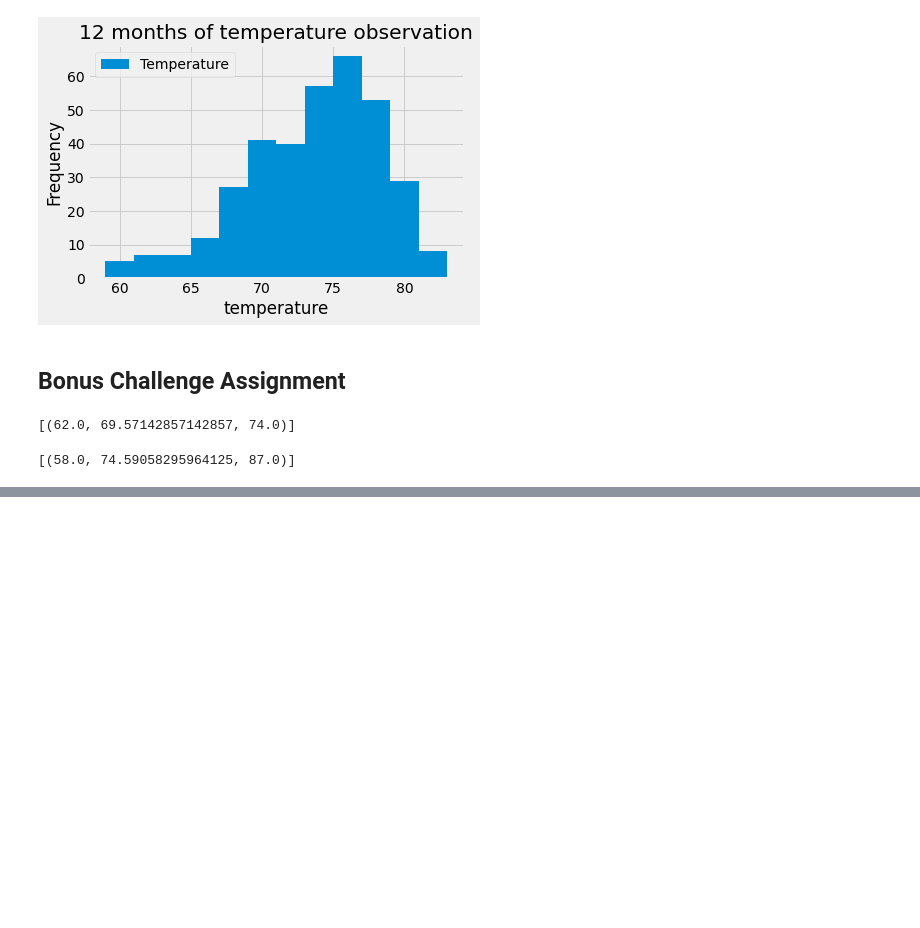
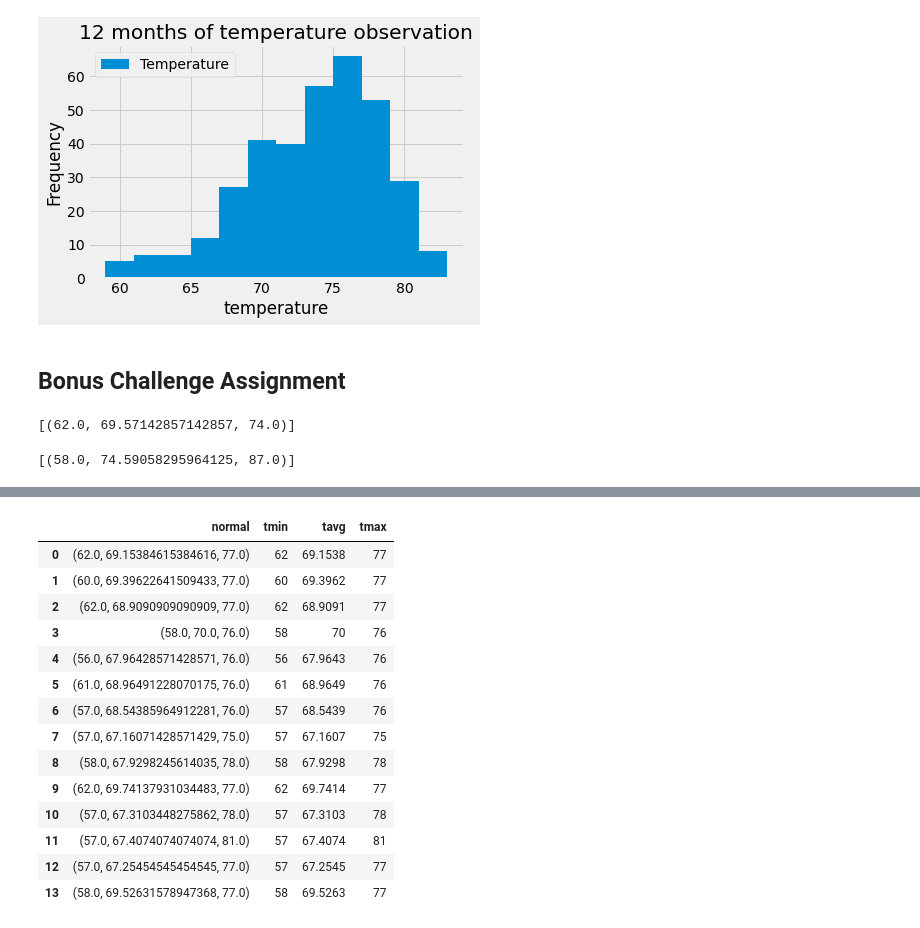
Before and after one commit to helenamin/Climate-Analysis, a Jupyter notebook: climate_starter.ipynb, the cells around one changed output, grey strips where cells are left out. Drawn from its saved outputs; the diff is of its cells as text; code cells hidden in the pictures; blank space fills up the shorter version.

```diff
--- a/climate_starter.ipynb
+++ b/climate_starter.ipynb
@@ -372,0 +500,23 @@ daily_normals("01-01")
+# %%
+for index, row in df.iterrows():
+    (tmin,tavg,tmax)= df.iloc[index,0]
+    df.iloc[index,1] = tmin
+    df.iloc[index,2] = tavg
+    df.iloc[index,3] = tmax
+df
+# %% [output]
+|  | normal | tmin | tavg | tmax |
+| 0 | (62.0, 69.15384615384616, 77.0) | 62 | 69.1538 | 77 |
+| 1 | (60.0, 69.39622641509433, 77.0) | 60 | 69.3962 | 77 |
+| 2 | (62.0, 68.9090909090909, 77.0) | 62 | 68.9091 | 77 |
+| 3 | (58.0, 70.0, 76.0) | 58 | 70 | 76 |
+| 4 | (56.0, 67.96428571428571, 76.0) | 56 | 67.9643 | 76 |
+| 5 | (61.0, 68.96491228070175, 76.0) | 61 | 68.9649 | 76 |
+| 6 | (57.0, 68.54385964912281, 76.0) | 57 | 68.5439 | 76 |
+| 7 | (57.0, 67.16071428571429, 75.0) | 57 | 67.1607 | 75 |
+| 8 | (58.0, 67.9298245614035, 78.0) | 58 | 67.9298 | 78 |
+| 9 | (62.0, 69.74137931034483, 77.0) | 62 | 69.7414 | 77 |
+| 10 | (57.0, 67.3103448275862, 78.0) | 57 | 67.3103 | 78 |
+| 11 | (57.0, 67.4074074074074, 81.0) | 57 | 67.4074 | 81 |
+| 12 | (57.0, 67.25454545454545, 77.0) | 57 | 67.2545 | 77 |
+| 13 | (58.0, 69.52631578947368, 77.0) | 58 | 69.5263 | 77 |
```
Also changed, not shown: parts of 17 cells of this notebook, 6 other files.
